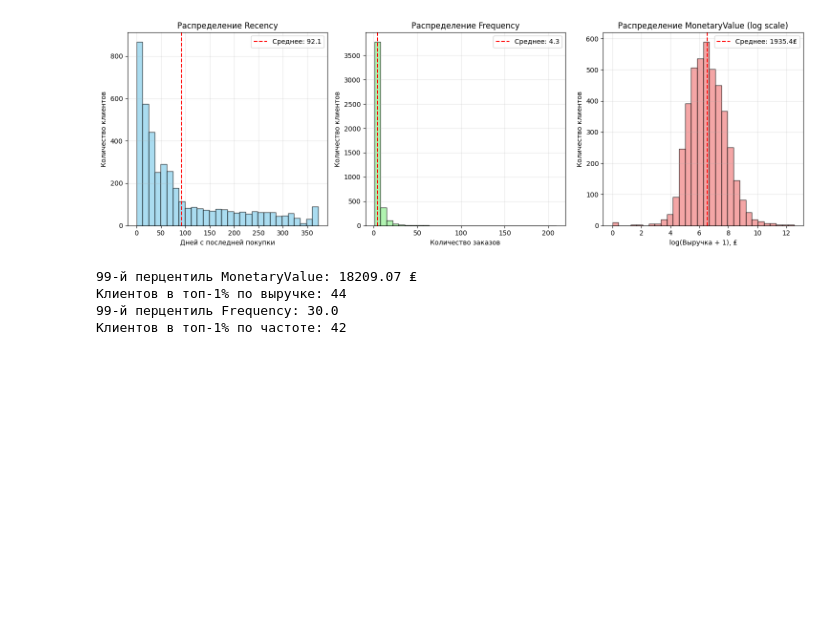
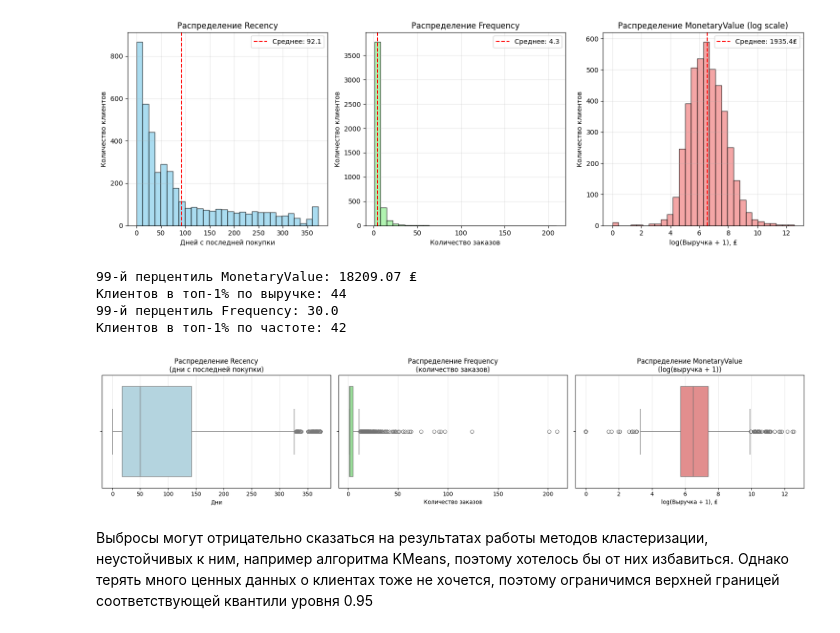
Before and after one commit to UlyanaGru/transactions, a Jupyter notebook: transactions.ipynb, the cells around one changed output. Drawn from its saved outputs; the diff is of its cells as text; code cells hidden in the pictures; blank space fills up the shorter version.

Commit message:
boxplots

```diff
--- a/transactions.ipynb
+++ b/transactions.ipynb
@@ -1158,3 +1158,28 @@ print(f'Клиентов в топ-1% по частоте: {len(frequent_custome
 Клиентов в топ-1% по выручке: 44
 99-й перцентиль Frequency: 30.0
 Клиентов в топ-1% по частоте: 42
+# %%
+plt.figure(figsize=(18, 4))
+#Коробчатые диаграммы - горизонтальная ориентация
+plt.subplot(1, 3, 1)
+sns.boxplot(x=rfm_table['Recency'], color='lightblue')
+plt.title('Распределение Recency\n(дни с последней покупки)')
+plt.xlabel('Дни')
+plt.grid(axis='x', alpha=0.3)
+plt.subplot(1, 3, 2)
+sns.boxplot(x=rfm_table['Frequency'], color='lightgreen')
+plt.title('Распределение Frequency\n(количество заказов)')
+plt.xlabel('Количество заказов')
+plt.grid(axis='x', alpha=0.3)
+#Для MonetaryValue используем логарифмическую шкалу из-за выбросов
+plt.subplot(1, 3, 3)
+sns.boxplot(x=np.log1p(rfm_table['MonetaryValue']), color='lightcoral')
+plt.title('Распределение MonetaryValue\n(log(выручка + 1))')
+plt.xlabel('log(Выручка + 1), ₤')
+plt.grid(axis='x', alpha=0.3)
+plt.tight_layout()
+plt.show()
+# %% [output]
+[figure, added]
+# %% [markdown]
+Выбросы могут отрицательно сказаться на результатах работы методов кластеризации, неустойчивых к ним, например алгоритма KMeans, поэтому хотелось бы от них избавиться. Однако терять много ценных данных о клиентах тоже не хочется, поэтому ограничимся верхней границей соответствующей квантили уровня 0.95
```
